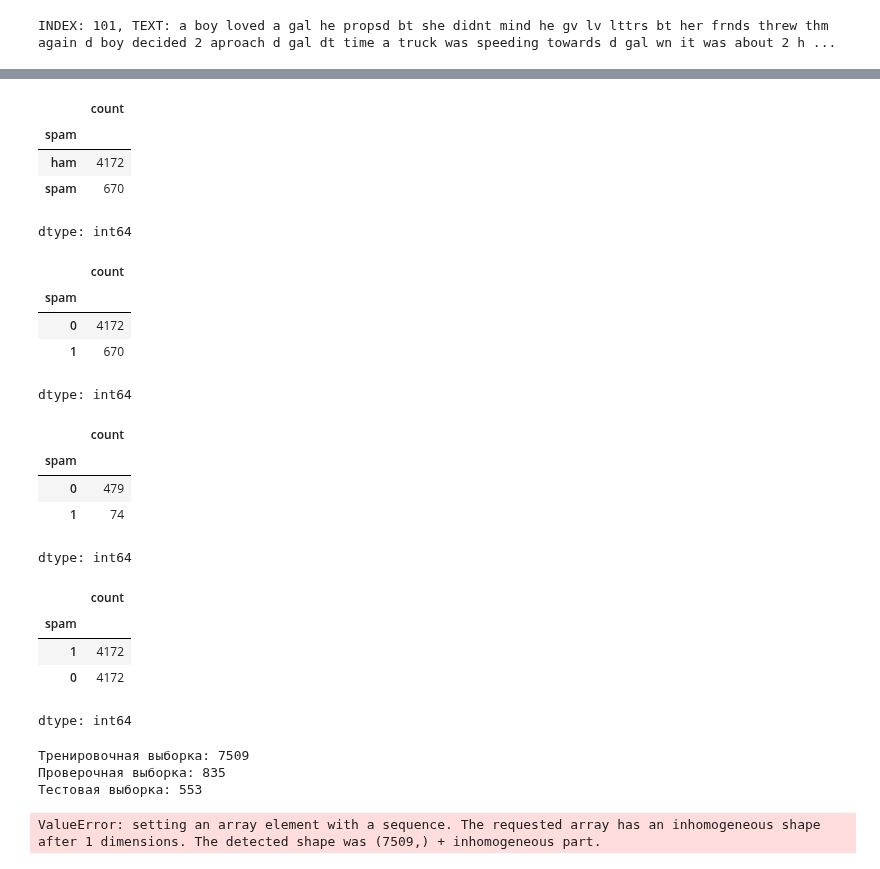
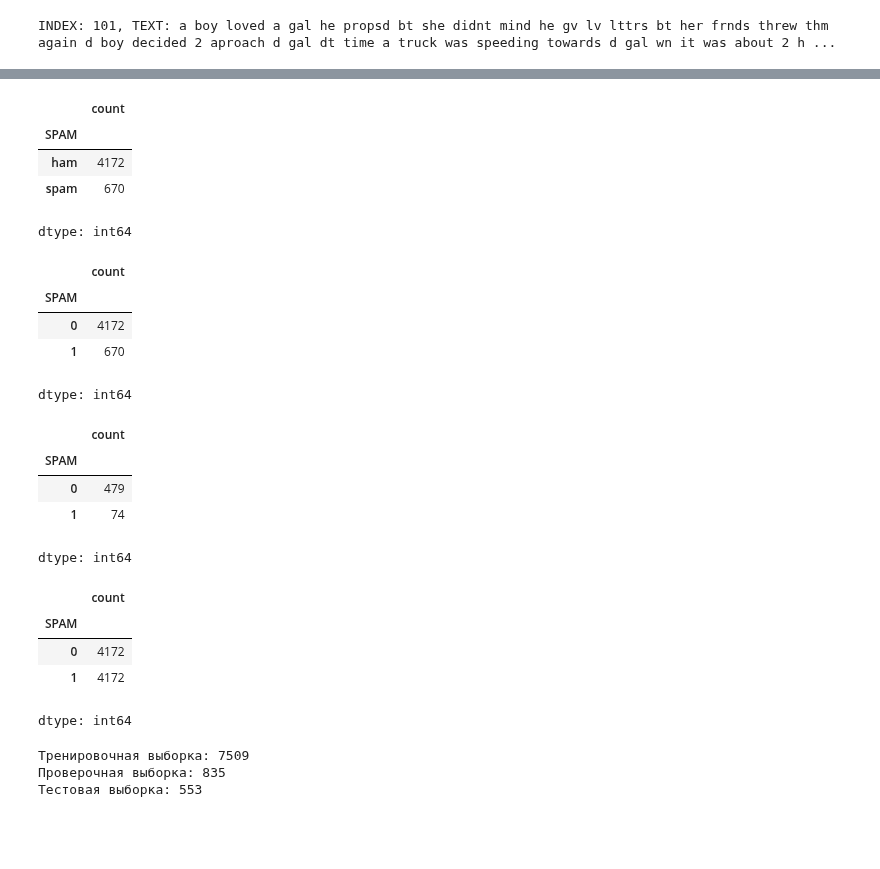
Before and after one commit to Maxxx-VS/The-Founder, a Jupyter notebook: 39_4.ipynb, the cells around one changed output, grey strips where cells are left out. Cells and saved outputs as stored; diff of their text form; code cells hidden in the pictures; blank space fills up the shorter version.

```diff
--- a/39_4.ipynb
+++ b/39_4.ipynb
@@ -55,9 +66,9 @@ df.head(1)
 |  | v1 | v2 | Unnamed: 2 | Unnamed: 3 | Unnamed: 4 |
 | 0 | ham | Go until jurong point, crazy.. Av... | NaN | NaN | NaN |
 # %%
-df.rename(columns={"v1": "spam"}, inplace=True)
-df.rename(columns={"v2": "text"}, inplace=True)
-df = df[['spam','text']]
+df.rename(columns={"v1": "SPAM"}, inplace=True)
+df.rename(columns={"v2": "TEXT"}, inplace=True)
+df = df[['SPAM','TEXT']]
 # %%
 df_train = df[:5000]
 df_test = df[5001:]
@@ -130,7 +130,7 @@ def remove_mult_spaces(text): # удаление множественных пр
     return re.sub("\s\s+" , " ", text)
 # %%
 texts_new = []
-for t in df_train.text:
+for t in df_train.TEXT:
     texts_new.append(remove_mult_spaces(filter_chars(clean_hashtags(strip_all_entities(strip_emoji(t))))))
 # %%
 texts_new_test = []
@@ -295,43 +295,43 @@ df_test.head(5)
 # %%
 df_test = df_test.sample(frac=1).reset_index(drop=True)
 # %%
-df_train['spam'].value_counts()
+df_train['SPAM'].value_counts()
 # %% [output]
 |  | count |
-| spam |  |
+| SPAM |  |
 | ham | 4172 |
 | spam | 670 |
 dtype: int64
 # %%
-df_train['spam'] = df_train['spam'].map({'ham':0, 'spam' :1})
-df_test['spam'] = df_test['spam'].map({'ham':0, 'spam' :1})
+df_train['SPAM'] = df_train['SPAM'].map({'ham':0, 'spam' :1})
+df_test['SPAM'] = df_test['SPAM'].map({'ham':0, 'spam' :1})
 # %%
-df_train['spam'].value_counts()
+df_train['SPAM'].value_counts()
 # %% [output]
 |  | count |
-| spam |  |
+| SPAM |  |
 | 0 | 4172 |
 | 1 | 670 |
 dtype: int64
 # %%
-df_test['spam'].value_counts()
+df_test['SPAM'].value_counts()
 # %% [output]
 |  | count |
-| spam |  |
+| SPAM |  |
 | 0 | 479 |
 | 1 | 74 |
 dtype: int64
 # %%
 ros = RandomOverSampler()
-train_x, train_y = ros.fit_resample(np.array(df_train['text_clean']).reshape(-1, 1), np.array(df_train['spam']).reshape(-1, 1));
-train_os = pd.DataFrame(list(zip([x[0] for x in train_x], train_y)), columns = ['text_clean', 'spam']);
+train_x, train_y = ros.fit_resample(np.array(df_train['text_clean']).reshape(-1, 1), np.array(df_train['SPAM']).reshape(-1, 1));
+train_os = pd.DataFrame(list(zip([x[0] for x in train_x], train_y)), columns = ['text_clean', 'SPAM']);
 # %%
-train_os['spam'].value_counts()
+train_os['SPAM'].value_counts()
 # %% [output]
 |  | count |
-| spam |  |
+| SPAM |  |
+| 0 | 4172 |
 | 1 | 4172 |
-| 0 | 4172 |
 dtype: int64
 # %%
 X = train_os['text_clean'].values
@@ -375,8 +375,6 @@ def tokenize(data, max_len=128) :
         attention_masks.append(encoded['attention_mask'])
     return np.array(input_ids), np.array(attention_masks)
 # %%
-train_input_ids, train_attention_masks = tokenize(X_train)
-val_input_ids, val_attention_masks = tokenize(X_valid)
-test_input_ids, test_attention_masks = tokenize(X_test)
+train_input_ids, train_attention_masks = tokenize(X_train[0])
+val_input_ids, val_attention_masks = tokenize(X_valid[0])
+test_input_ids, test_attention_masks = tokenize(X_test[0])
-# %% [output]
-ValueError: setting an array element with a sequence. The requested array has an inhomogeneous shape after 1 dimensions. The detected shape was (7509,) + inhomogeneous part.
```
Also changed, not shown: parts of 13 cells of this notebook.
